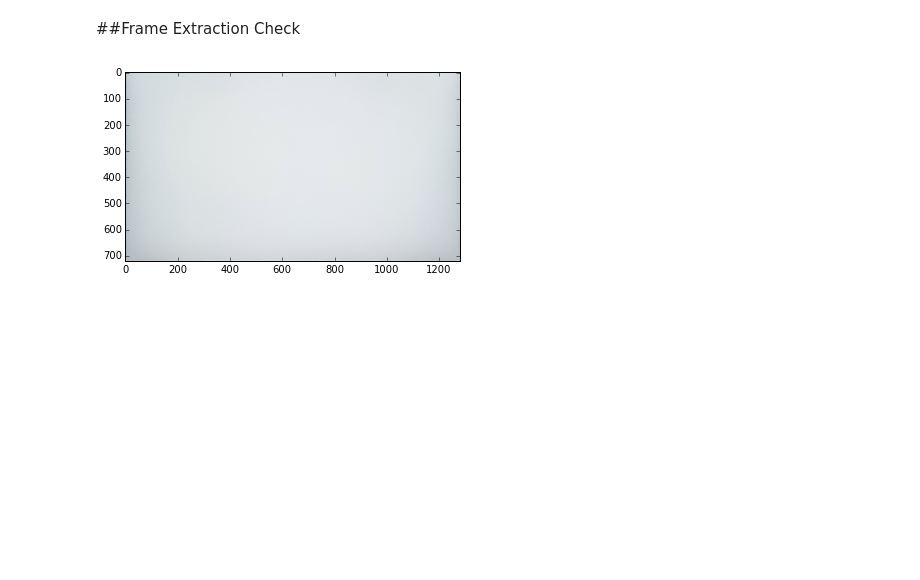
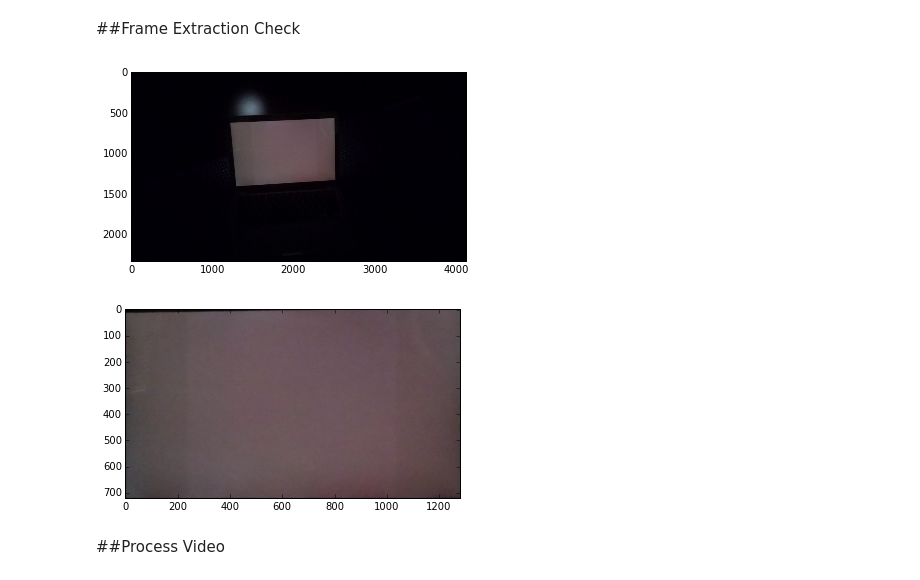
Before and after one commit to pearsonlab/cv-testing, a Jupyter notebook: find-screen.ipynb, the cells around one changed output. Saved outputs shown, nothing was run; the diff lists cells and outputs as text; code cells hidden in the pictures; blank space fills up the shorter version.

```diff
--- a/find-screen.ipynb
+++ b/find-screen.ipynb
@@ -73,9 +74,15 @@ plt.imshow(trans_img);
 # %% [markdown]
 ##Frame Extraction Check
 # %%
-img = cv2.imread('images/3.jpg')
+img = cv2.imread('images/2.jpg')
 proc_img = process_frame(img)
+# %%
+plt.imshow(img);
+# %% [output]
+[figure, added]
 # %%
 plt.imshow(proc_img);
 # %% [output]
-[figure, old version]
+[figure, new version]
+# %% [markdown]
+##Process Video
```
Also changed, not shown: parts of 8 cells of this notebook, 1 other file.
